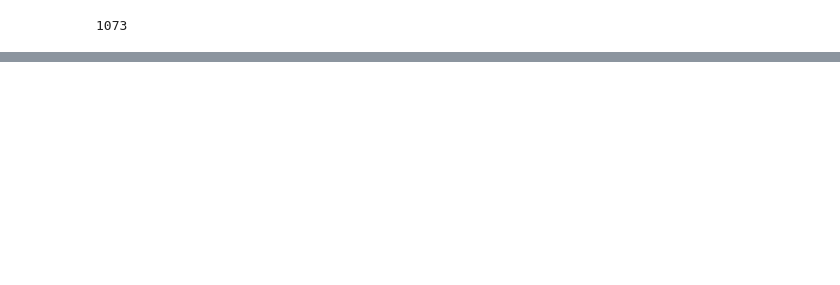
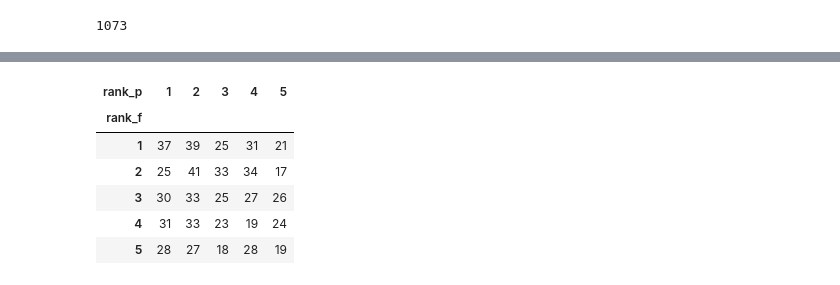
Before and after one commit to yirav/Learning, a Jupyter notebook: cfps2016.ipynb, the cells around one changed output, grey strips where cells are left out. Drawn from its saved outputs; the diff is of its cells as text; code cells hidden in the pictures; blank space fills up the shorter version.

```diff
--- a/cfps2016.ipynb
+++ b/cfps2016.ipynb
@@ -210,10 +183,13 @@ len(res6)
 # %%
 # 根据其他相关变量剔除样本，包括缺失、不适用等
+# 先不管家庭层面的变量，因为可能用不到
 res7=res6.dropna(subset=['provcd16_p','provcd16_f','urban16_p','urban16_f','pa301_p','pa301_f',
-                         'tb4_a16_p','tb4_a16_f','cfps_gender_p','cfps_gender_f','qg101_p','qg101_f']).reset_index(drop=True)
+                         'cfps_gender_p','cfps_gender_f','qn4001_p','qn4001_p','qp201_p','qp201_f',
+                         'cfps2016eduy_p','cfps2016eduy_f','cfps2016edu_p','cfps2016edu_f']).reset_index(drop=True)
 index9=np.where((res7.urban16_p==-9)|(res7.urban16_f==-9)|(res7.provcd16_p==-9)|(res7.provcd16_f==-9)|
-            (res7.tb4_a16_p.isin([-1,-2,-8,-9,9]))|(res7.tb4_a16_f.isin([-1,-2,-8,-9,9]))|
             (res7.cfps_gender_p==-8)|(res7.cfps_gender_f==-8)|(res7.pa301_p.isin([-1,-2,5,79]))|
-            (res7.pa301_f.isin([-1,-2,5,79]))|(res7.qg101_p<1)|(res7.qg101_f<1))[0]
+            (res7.pa301_f.isin([-1,-2,5,79]))|(res7.qn4001_p.isin([-1,-9]))|(res7.qn4001_f.isin([-1,-9]))|
+            (res7.qp201_p.isin([-1,-9]))|(res7.qp201_f.isin([-1,-9])))[0]
 res7.drop(index9,inplace=True)
-res7.reset_index(drop=True,inplace=True)# 剩1073
+res7.reset_index(drop=True,inplace=True)# 剩1117
+res7['year']=2016
@@ -339,6 +277,7 @@ res8.columns.values.tolist()
 # %%
-res7.drop(['incomea_p','incomea_f','incomeb_p','incomeb_f','incomeb_imp_p','incomeb_imp_f'],axis=1,inplace=True)
+res7.drop(['incomea_p','incomea_f','incomeb_p','incomeb_f','incomeb_imp_p','incomeb_imp_f','tb4_a16_p','tb4_a16_f'],axis=1,inplace=True)
 # %%
 res7.rename(columns={'provcd16_p':'provcd_p','provcd16_f':'provcd_f','urban16_p':'urban_p','urban16_f':'urban_f','cfps_age_p':'age_p',
                     'cfps_age_f':'age_f','cfps_gender_p':'gender_p','cfps_gender_f':'gender_f','pa301_p':'hukou_p','pa301_f':'hukou_f',
-                    'qg101_p':'job_p','qg101_f':'job_f','tb4_a16_p':'edu_p','tb4_a16_f':'edu_f'},inplace=True)
+                    'qg101_p':'job_p','qg101_f':'job_f','cfps2016edu_p':'edu_p','cfps2016edu_f':'edu_f','cfpsedu2016_p':'edu_p','cfpsedu2016_f':'edu_f',
+                    'qn4001_p':'party_p','qn4001_f':'party_f','qp201_p':'heal_p','qp201_f':'heal_f','cfps2016eduy_p':'eduy_p','cfps2016eduy_f':'eduy_f'},inplace=True)
@@ -351,2 +306,15 @@ res8.rename(columns={'provcd16_p':'provcd_p','provcd16_f':'provcd_f','urban16_p'
 # %%
-res7[['job_p','job_f']]=res7[['job_p','job_f']].apply(lambda x:x.replace(5,0))
+res7[['hukou_p','hukou_f']]=res7[['hukou_p','hukou_f']].apply(lambda x:x.replace(3,0))
+res7['rank_dif']=res7['rank_p']-res7['rank_f']
+# %%
+# 注意索引和列，不再是从0开始，而是直接对应索引和列的值,如果从0开始记得用iloc
+a=res7[res7.hukou_p==1].groupby(['rank_f','rank_p']).size().unstack()
+a
+# %% [output]
+| rank_p | 1 | 2 | 3 | 4 | 5 |
+| rank_f |  |  |  |  |  |
+| 1 | 37 | 39 | 25 | 31 | 21 |
+| 2 | 25 | 41 | 33 | 34 | 17 |
+| 3 | 30 | 33 | 25 | 27 | 26 |
+| 4 | 31 | 33 | 23 | 19 | 24 |
+| 5 | 28 | 27 | 18 | 28 | 19 |
```
Also changed, not shown: parts of 46 cells of this notebook.
